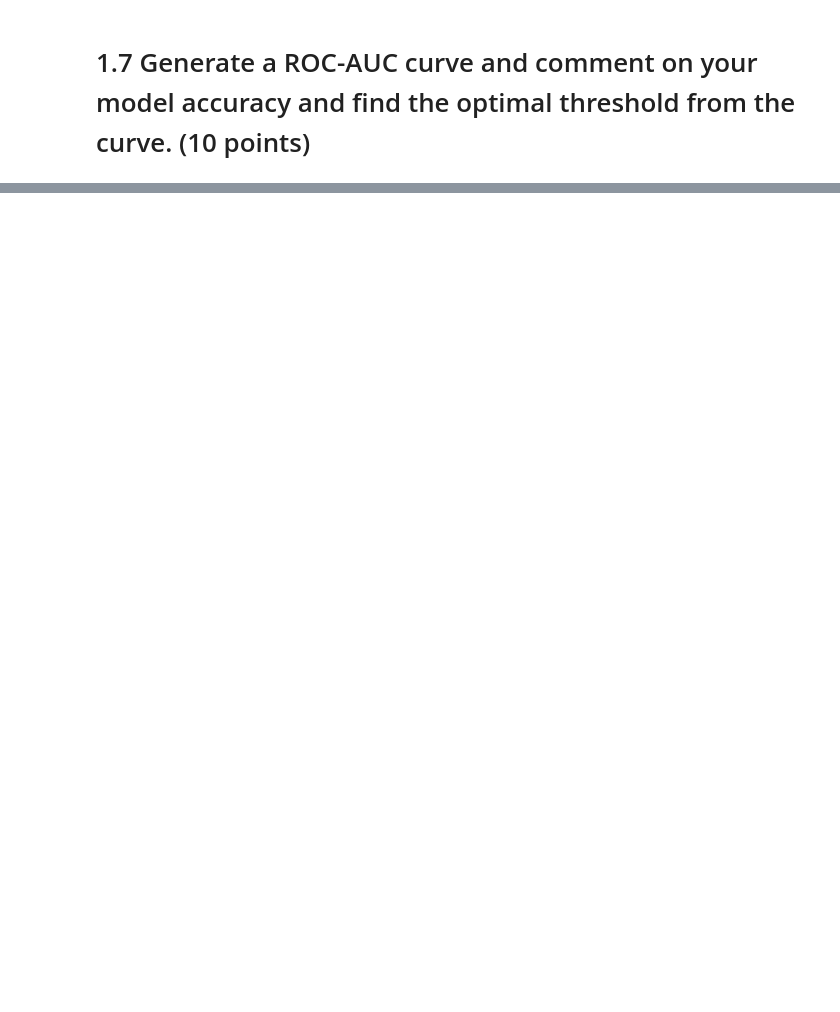
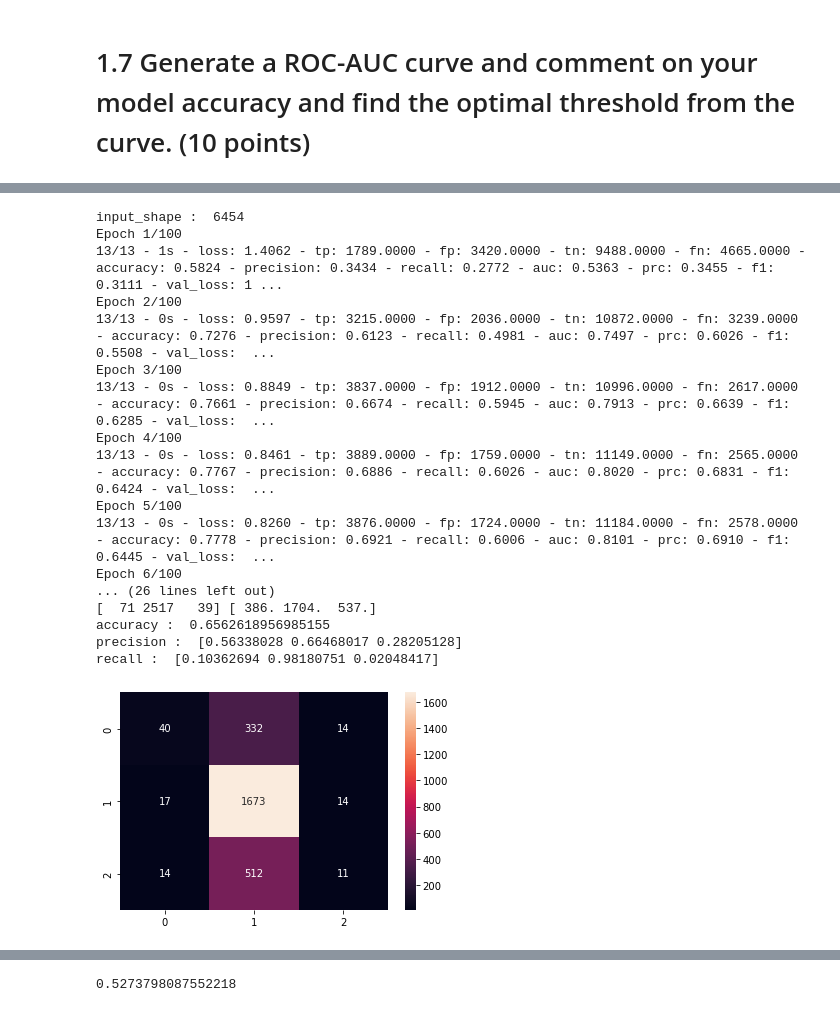
Before and after one commit to franciszero/AIDI-course, a Jupyter notebook: AIDI all solutions/AIDI 1002 Programming/Assign3/Fangji_Chen_Assignment-3.ipynb, the cells around one changed output, grey strips where cells are left out. Cells and saved outputs as stored; diff of their text form; code cells hidden in the pictures; blank space fills up the shorter version.

```diff
--- a/AIDI all solutions/AIDI 1002 Programming/Assign3/Fangji_Chen_Assignment-3.ipynb
+++ b/AIDI all solutions/AIDI 1002 Programming/Assign3/Fangji_Chen_Assignment-3.ipynb
@@ -811,17 +809,0 @@ ROC AUC score: 0.5065968419446935
-# %%
-# Scaling by total/2 helps keep the loss to a similar magnitude.
-# The sum of the weights of all examples stays the same.
-
-c0,c1,c2 = np.bincount(foo.y_train.argmax(axis=-1))
-total = c0+c1+c2
-
-weight_for_0 = (1 / c0)*(total)/2.0
-weight_for_1 = (1 / c1)*(total)/2.0
-weight_for_2 = (1 / c2)*(total)/2.0
-
-class_weight = {0: weight_for_0, 1: weight_for_1, 2: weight_for_2}
-
-print('Weight for class 0: {:.2f}'.format(weight_for_0))
-print('Weight for class 1: {:.2f}'.format(weight_for_1))
-print('Weight for class 2: {:.2f}'.format(weight_for_2))
-c0,c1,c2
@@ -832,0 +1105,25 @@ Weight for class 2: 2.42
+# %%
+model = foo.make_model()
+training_history = foo.training(model, class_weight=None)
+y_pred = foo.predict(model)
+foo.plot_confusion_matrix(y_pred)
+foo.plot_multiclass_roc_auc_curve(foo.y_test, y_pred)
+# %% [output]
+input_shape :  6454
+Epoch 1/100
+13/13 - 1s - loss: 1.4062 - tp: 1789.0000 - fp: 3420.0000 - tn: 9488.0000 - fn: 4665.0000 - accuracy: 0.5824 - precision: 0.3434 - recall: 0.2772 - auc: 0.5363 - prc: 0.3455 - f1: 0.3111 - val_loss: 1 ...
+Epoch 2/100
+13/13 - 0s - loss: 0.9597 - tp: 3215.0000 - fp: 2036.0000 - tn: 10872.0000 - fn: 3239.0000 - accuracy: 0.7276 - precision: 0.6123 - recall: 0.4981 - auc: 0.7497 - prc: 0.6026 - f1: 0.5508 - val_loss:  ...
+Epoch 3/100
+13/13 - 0s - loss: 0.8849 - tp: 3837.0000 - fp: 1912.0000 - tn: 10996.0000 - fn: 2617.0000 - accuracy: 0.7661 - precision: 0.6674 - recall: 0.5945 - auc: 0.7913 - prc: 0.6639 - f1: 0.6285 - val_loss:  ...
+Epoch 4/100
+13/13 - 0s - loss: 0.8461 - tp: 3889.0000 - fp: 1759.0000 - tn: 11149.0000 - fn: 2565.0000 - accuracy: 0.7767 - precision: 0.6886 - recall: 0.6026 - auc: 0.8020 - prc: 0.6831 - f1: 0.6424 - val_loss:  ...
+Epoch 5/100
+13/13 - 0s - loss: 0.8260 - tp: 3876.0000 - fp: 1724.0000 - tn: 11184.0000 - fn: 2578.0000 - accuracy: 0.7778 - precision: 0.6921 - recall: 0.6006 - auc: 0.8101 - prc: 0.6910 - f1: 0.6445 - val_loss:  ...
+Epoch 6/100
+... (26 lines left out)
+[  71 2517   39] [ 386. 1704.  537.]
+accuracy :  0.6562618956985155
+precision :  [0.56338028 0.66468017 0.28205128]
+recall :  [0.10362694 0.98180751 0.02048417]
+[figure, added]
@@ -832,0 +1131 @@ Weight for class 2: 2.42
+0.5273798087552218
```
Also changed, not shown: parts of 49 cells of this notebook, 3 other files.
